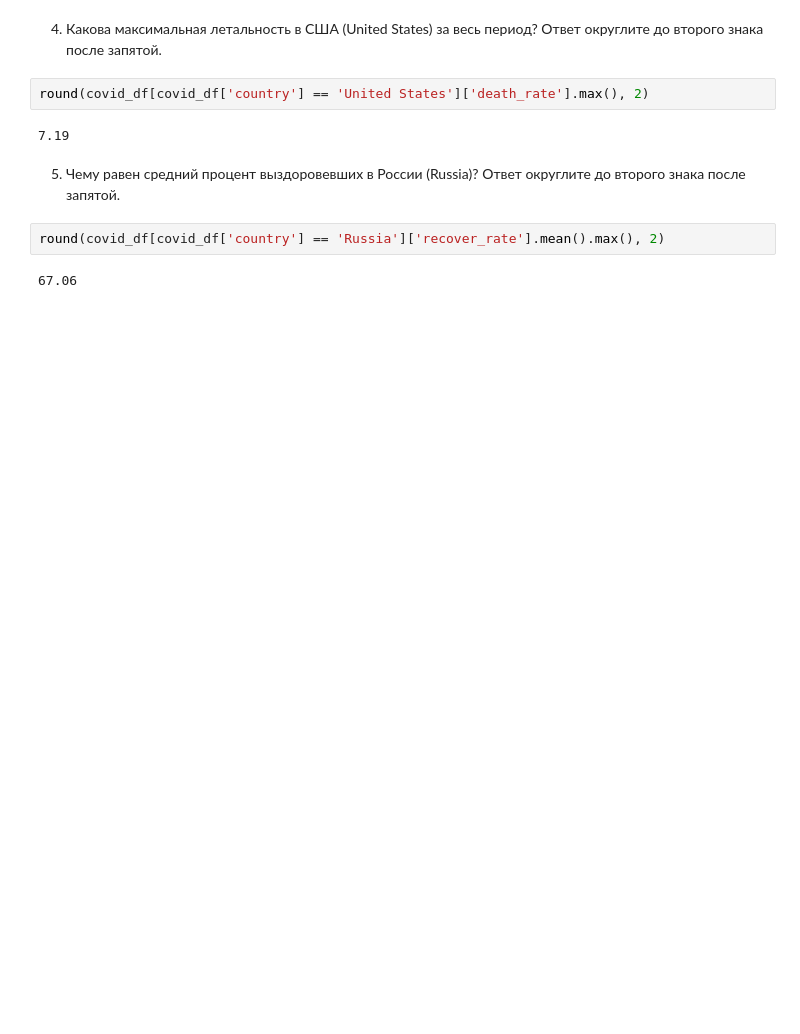
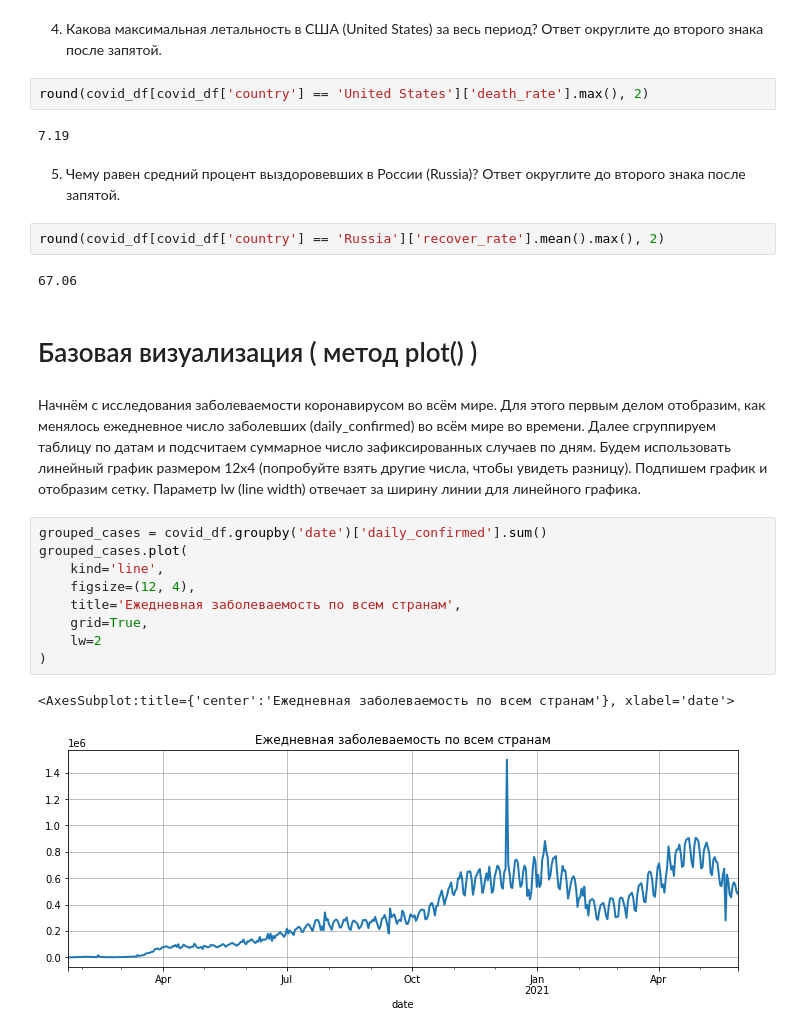
Before and after one commit to UdTatyana/SF-Data-Science, a Jupyter notebook: Skillfactory/PY_13 Визуализация/Theory_13.ipynb, the cells around one changed output. Saved outputs shown, nothing was run; the diff lists cells and outputs as text; blank space fills up the shorter version.

```diff
--- a/Skillfactory/PY_13 Визуализация/Theory_13.ipynb
+++ b/Skillfactory/PY_13 Визуализация/Theory_13.ipynb
@@ -122,3 +122,20 @@ round(covid_df[covid_df['country'] == 'United States']['death_rate'].max(), 2)
 round(covid_df[covid_df['country'] == 'Russia']['recover_rate'].mean().max(), 2)
 # %% [output]
 67.06
+# %% [markdown]
+# Базовая визуализация ( метод plot() )
+# %% [markdown]
+Начнём с исследования заболеваемости коронавирусом во всём мире. Для этого первым делом отобразим, как менялось ежедневное число заболевших (daily_confirmed) во всём мире во времени. Далее сгруппируем таблицу по датам и подсчитаем суммарное число зафиксированных случаев по дням.
+Будем использовать линейный график размером 12x4 (попробуйте взять другие числа, чтобы увидеть разницу). Подпишем график и отобразим сетку. Параметр lw (line width) отвечает за ширину линии для линейного графика.
+# %%
+grouped_cases = covid_df.groupby('date')['daily_confirmed'].sum()
+grouped_cases.plot(
+    kind='line',
+    figsize=(12, 4),
+    title='Ежедневная заболеваемость по всем странам',
+    grid=True,
+    lw=2
+)
+# %% [output]
+<AxesSubplot:title={'center':'Ежедневная заболеваемость по всем странам'}, xlabel='date'>
+[figure, added]
```
Also changed, not shown: parts of 23 cells of this notebook.
